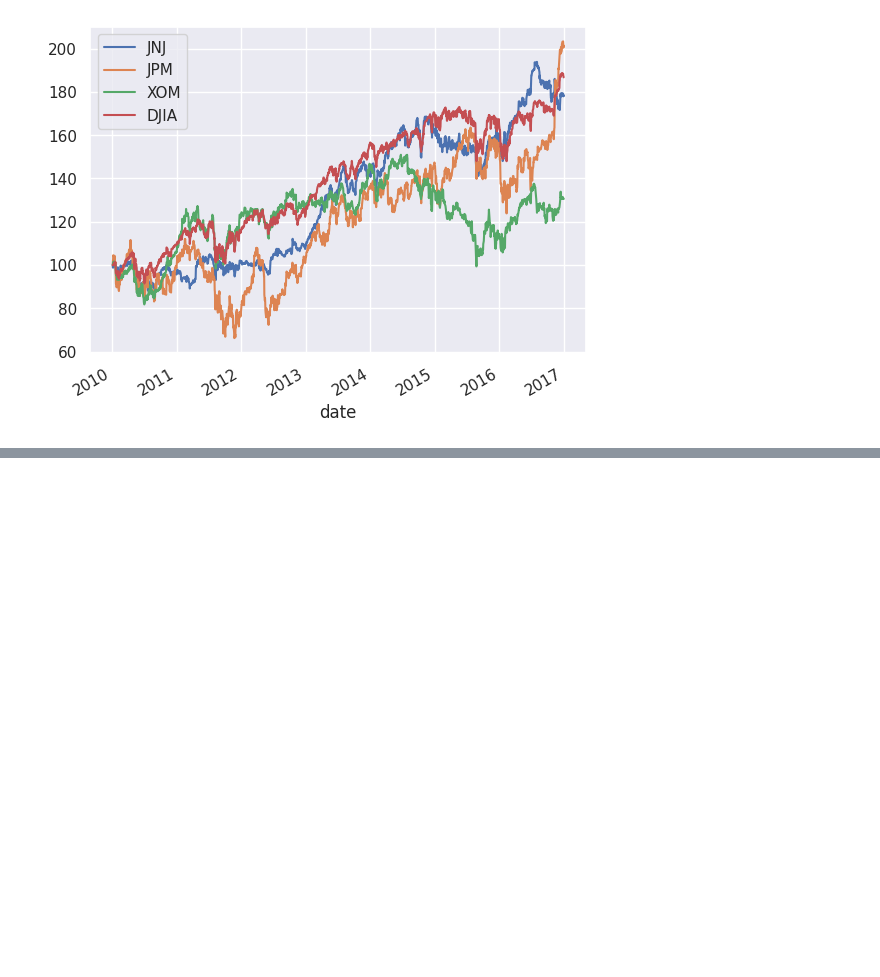
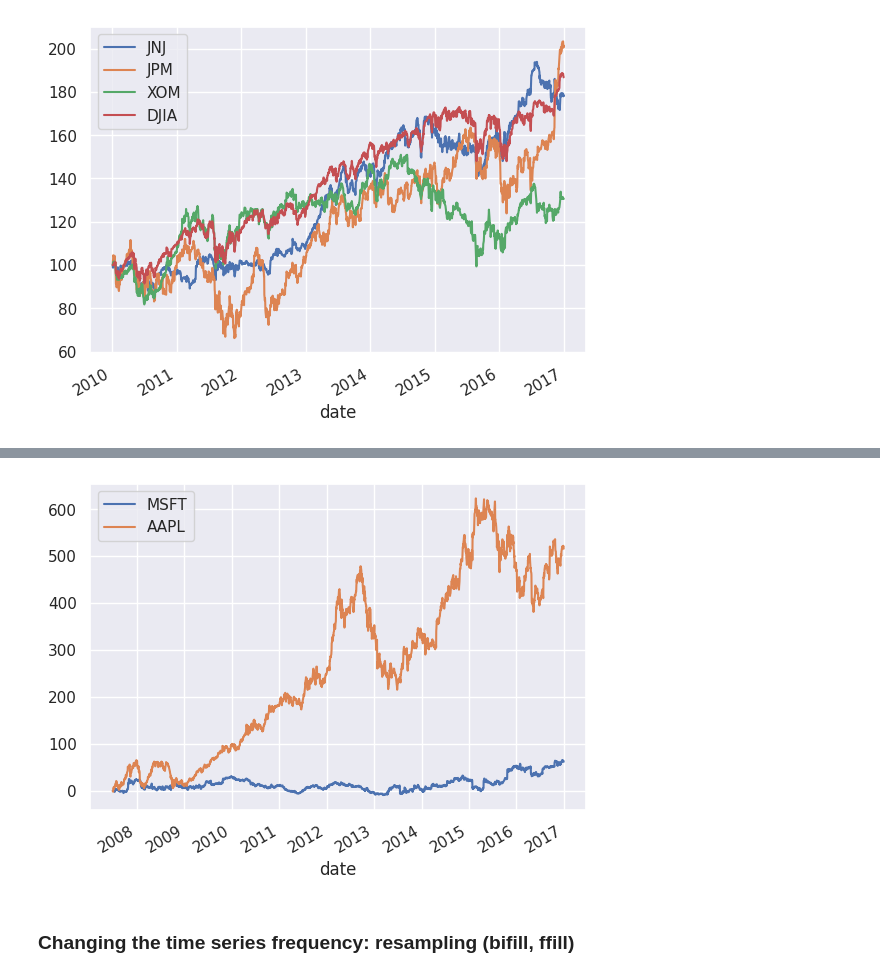
Before and after one commit to MeghanGH/time-series-with-python, a Jupyter notebook: Manipulating_time_series_data_in_python.ipynb, the cells around one changed output, grey strips where cells are left out. Drawn from its saved outputs; the diff is of its cells as text; code cells hidden in the pictures; blank space fills up the shorter version.

```diff
--- a/Manipulating_time_series_data_in_python.ipynb
+++ b/Manipulating_time_series_data_in_python.ipynb
@@ -410,0 +413,8 @@ None
+# %%
+msft_aapl_csv = '/content/drive/My Drive/Colab Notebooks/Time-Series-with-Python/stock_data/msft_aapl.csv'
+msft_aapl = pd.read_csv(msft_aapl_csv, parse_dates=['date'], index_col='date')
+print(msft_aapl.head())
+
+sp500_csv = '/content/drive/My Drive/Colab Notebooks/Time-Series-with-Python/stock_data/sp500.csv'
+sp500 = pd.read_csv(sp500_csv, parse_dates=['date'], index_col='date')
+print(sp500.head())
@@ -410,0 +436,23 @@ None
+# %%
+# Create tickers
+tickers = ['MSFT', 'AAPL']
+
+# Import stock data here
+stocks = pd.read_csv(msft_aapl_csv, parse_dates=['date'], index_col='date')
+
+# Import index here
+sp500 = pd.read_csv(sp500_csv, parse_dates=['date'], index_col='date')
+
+# Concatenate stocks and index here
+data = pd.concat([stocks, sp500], axis=1).dropna()
+
+# Normalize data
+normalized = data.div(data.iloc[0]).mul(100)
+
+# Subtract the normalized index from the normalized stock prices, and plot the result
+normalized[tickers].sub(normalized['SP500'], axis=0).plot()
+plt.show()
+# %% [output]
+[figure, added]
+# %% [markdown]
+### Changing the time series frequency: resampling (bifill, ffill)
```
Also changed, not shown: parts of 12 cells of this notebook.
